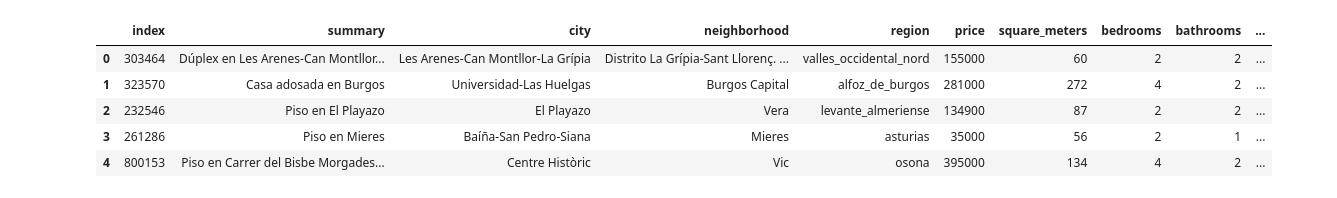
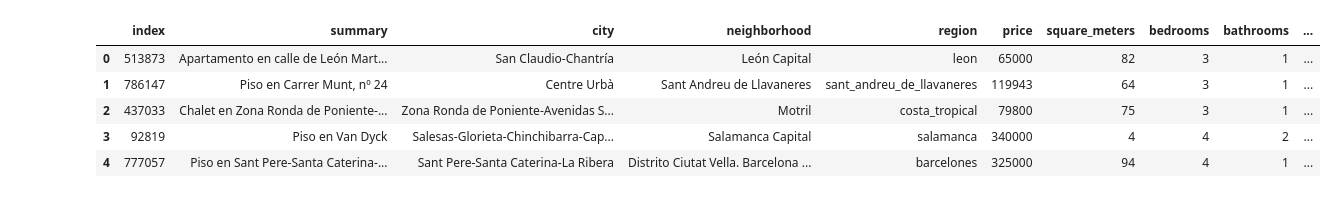
Before and after one commit to diaa-shalaby/HackUPC2023, a Jupyter notebook: Explanability.ipynb, the cells around one changed output. Cells and saved outputs as stored; diff of their text form; code cells hidden in the pictures.

```diff
--- a/Explanability.ipynb
+++ b/Explanability.ipynb
@@ -12,16 +16,15 @@ from sklearn.metrics import accuracy_score, precision_score, recall_score, f1_sc
 [interactive output not drawn]
 # %%
 #df = pd.read_json('./hackupc2023_restbai__dataset/hackupc2023_restbai__dataset.json',lines = True,nrows=2000)
-df = pd.read_json('./hackupc2023_restbai__dataset/hackupc2023_restbai__dataset_sample.json')
+df = pd.read_json('./hackupc2023_restbai__dataset/preprocessed_10k.json')
 df = df.T
 df = df.reset_index()
+df.head()
+# %% [output]
+|  | index | summary | city | neighborhood | region | price | square_meters | bedrooms | bathrooms | ... |
+| 0 | 513873 | Apartamento en calle de León Mart... | San Claudio-Chantría | León Capital | leon | 65000 | 82 | 3 | 1 | ... |
+| 1 | 786147 | Piso en Carrer Munt, nº 24 | Centre Urbà | Sant Andreu de Llavaneres | sant_andreu_de_llavaneres | 119943 | 64 | 3 | 1 | ... |
+| 2 | 437033 | Chalet en Zona Ronda de Poniente-... | Zona Ronda de Poniente-Avenidas S... | Motril | costa_tropical | 79800 | 75 | 3 | 1 | ... |
+| 3 | 92819 | Piso en Van Dyck | Salesas-Glorieta-Chinchibarra-Cap... | Salamanca Capital | salamanca | 340000 | 4 | 4 | 2 | ... |
+| 4 | 777057 | Piso en Sant Pere-Santa Caterina-... | Sant Pere-Santa Caterina-La Ribera | Distrito Ciutat Vella. Barcelona ... | barcelones | 325000 | 94 | 4 | 1 | ... |
-# %%
-df.head()
-# %% [output]
-|  | index | summary | city | neighborhood | region | price | square_meters | bedrooms | bathrooms | ... |
-| 0 | 303464 | Dúplex en Les Arenes-Can Montllor... | Les Arenes-Can Montllor-La Grípia | Distrito La Grípia-Sant Llorenç. ... | valles_occidental_nord | 155000 | 60 | 2 | 2 | ... |
-| 1 | 323570 | Casa adosada en Burgos | Universidad-Las Huelgas | Burgos Capital | alfoz_de_burgos | 281000 | 272 | 4 | 2 | ... |
-| 2 | 232546 | Piso en El Playazo | El Playazo | Vera | levante_almeriense | 134900 | 87 | 2 | 2 | ... |
-| 3 | 261286 | Piso en Mieres | Baíña-San Pedro-Siana | Mieres | asturias | 35000 | 56 | 2 | 1 | ... |
-| 4 | 800153 | Piso en Carrer del Bisbe Morgades... | Centre Històric | Vic | osona | 395000 | 134 | 4 | 2 | ... |
 # %%
```
Also changed, not shown: parts of 16 cells of this notebook, 1 other file.
